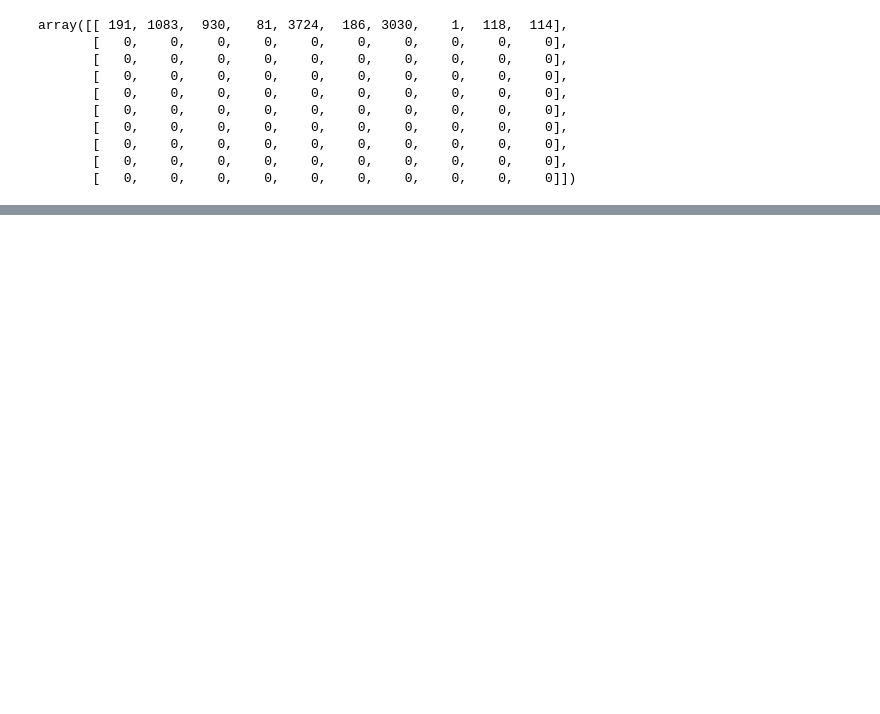
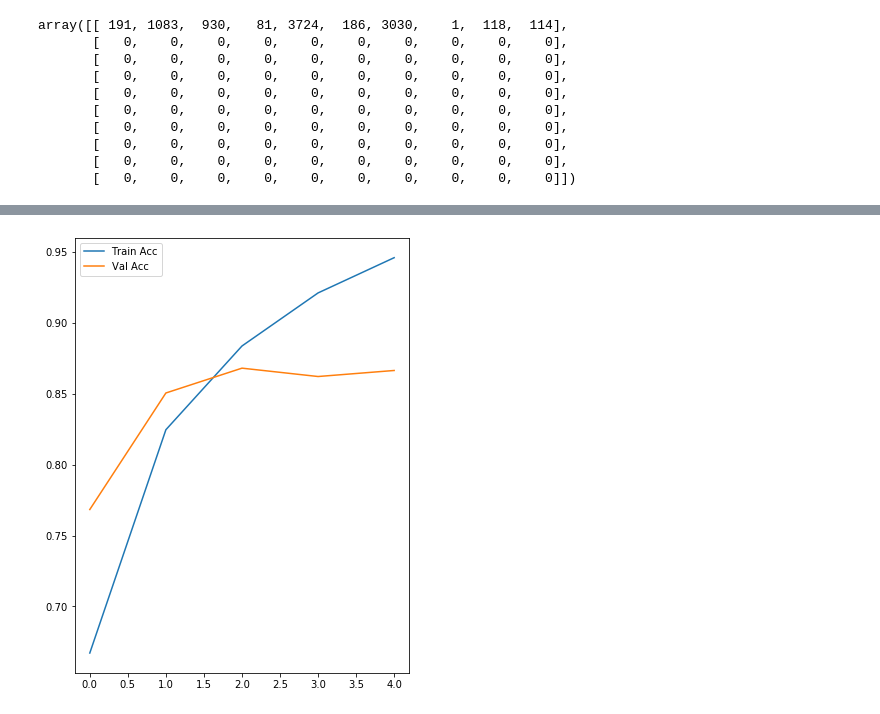
Before and after one commit to fhrzn/study-archive, a Jupyter notebook: sentiment-analysis/notebook/rnn-movie-review.ipynb, the cells around one changed output, grey strips where cells are left out. Saved outputs shown, nothing was run; the diff lists cells and outputs as text; code cells hidden in the pictures; blank space fills up the shorter version.

```diff
--- a/sentiment-analysis/notebook/rnn-movie-review.ipynb
+++ b/sentiment-analysis/notebook/rnn-movie-review.ipynb
@@ -368,6 +437,6 @@ Test set: (5000, 200)
 # %%
 # define batch size
-batch_size = 128
+batch_size = 32
 
 # create tensor datasets
 trainset = TensorDataset(torch.from_numpy(train_x), torch.from_numpy(train_y))
@@ -472,10 +572,10 @@ cpu
 # model hyperparamters
 vocab_size = len(word2int)
 output_size = 1
-embedding_size = 400
+embedding_size = 256
 hidden_size = 256
 n_layers = 2
-dropout=0.2
+dropout=0.25
 
 # model initialization
 model = SentimentModel(vocab_size, output_size, hidden_size, embedding_size, n_layers, dropout)
@@ -491,15 +595,16 @@ SentimentModel(
 # %%
 # training config
-lr = 0.0001
+lr = 0.0005
 criterion = nn.BCELoss()  # we use BCELoss cz we have binary classification problem
 optim = Adam(model.parameters(), lr=lr)
 grad_clip = 5
-epochs = 15
-print_every = 5
+epochs = 5
+print_every = 1
 history = {
     'train_loss': [],
     'train_acc': [],
     'val_loss': [],
-    'val_acc': []
+    'val_acc': [],
+    'epochs': epochs
 }
 es_limit = 5
@@ -538,7 +647,7 @@ for e in epochloop:
         out = model(feature)
 
         # acc
-        predicted = torch.tensor([1 if i == True else -1 for i in out > 0.5])
+        predicted = torch.tensor([1 if i == True else 0 for i in out > 0.5], device=device)
         equals = predicted == target
         acc = torch.mean(equals.type(torch.FloatTensor))
         train_acc += acc.item()
@@ -553,6 +662,9 @@ for e in epochloop:
 
         # update optimizer
         optim.step()
+
+        # free some memory
+        del feature, target, predicted
 
     history['train_loss'].append(train_loss / len(trainloader))
     history['train_acc'].append(train_acc / len(trainloader))
@@ -578,7 +690,7 @@ for e in epochloop:
             out = model(feature)
 
             # acc
-            predicted = torch.tensor([1 if i == True else -1 for i in out > 0.5])
+            predicted = torch.tensor([1 if i == True else 0 for i in out > 0.5], device=device)
             equals = predicted == target
             acc = torch.mean(equals.type(torch.FloatTensor))
             val_acc += acc.item()
@@ -586,6 +698,9 @@ for e in epochloop:
             # loss
             loss = criterion(out.squeeze(), target.float())
             val_loss += loss.item()
+
+            # free some memory
+            del feature, target, predicted
 
         history['val_loss'].append(val_loss / len(valloader))
         history['val_acc'].append(val_acc / len(valloader))
@@ -598,7 +713,7 @@ for e in epochloop:
 
     # print epoch
     if (e+1) % print_every == 0:
-        epochloop.write(f'Epoch {e+1}/{epochs} | Train Loss: {train_loss / len(trainloader):.3f} Train Acc: {train_acc / len(trainloader)} | Val Loss: {val_loss / len(valloader)} Val Acc: {val_acc / len(valloader)}')
+        epochloop.write(f'Epoch {e+1}/{epochs} | Train Loss: {train_loss / len(trainloader):.3f} Train Acc: {train_acc / len(trainloader):.3f} | Val Loss: {val_loss / len(valloader):.3f} Val Acc: {val_acc / len(valloader):.3f}')
         epochloop.update()
 
     # save model if validation loss decrease
@@ -618,0 +743,9 @@ for e in epochloop:
+# %%
+# plot loss
+plt.figure(figsize=(6, 8))
+plt.plot(range(history['epochs']), history['train_acc'], label='Train Acc')
+plt.plot(range(history['epochs']), history['val_acc'], label='Val Acc')
+plt.legend()
+plt.show()
+# %% [output]
+[figure, added]
```
Also changed, not shown: parts of 60 cells of this notebook, 2 other files.
